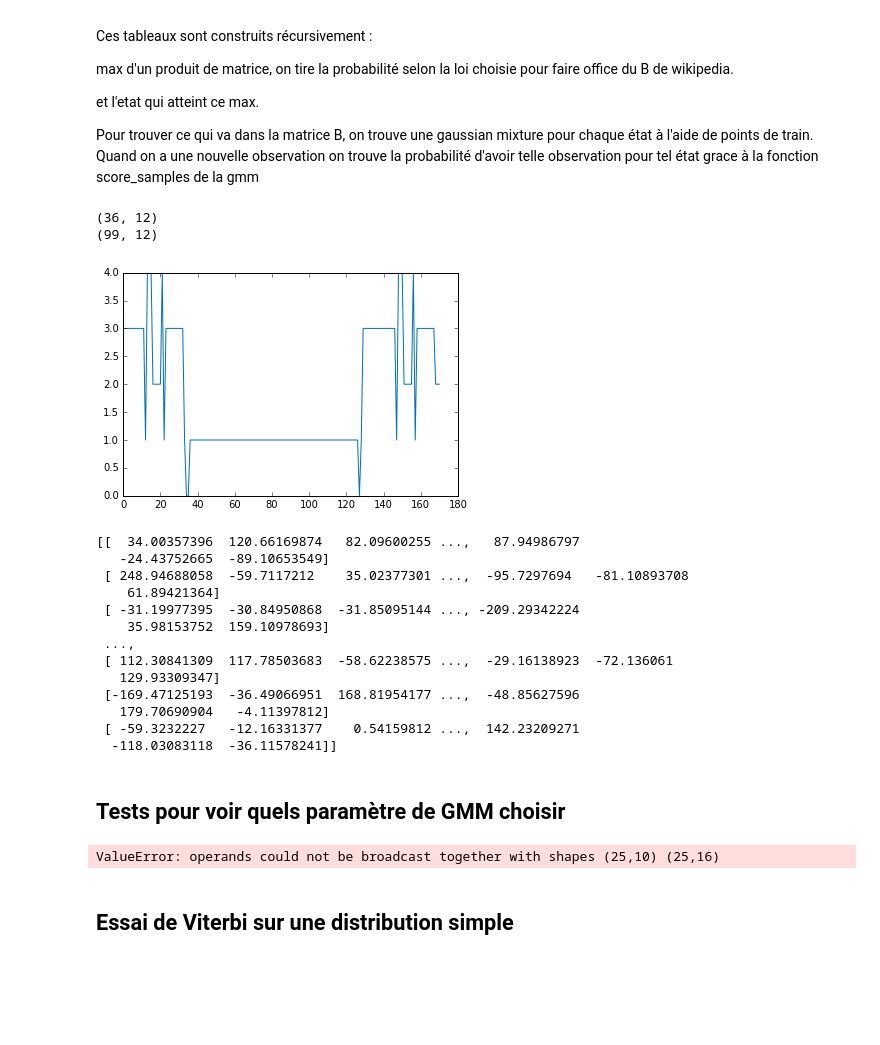
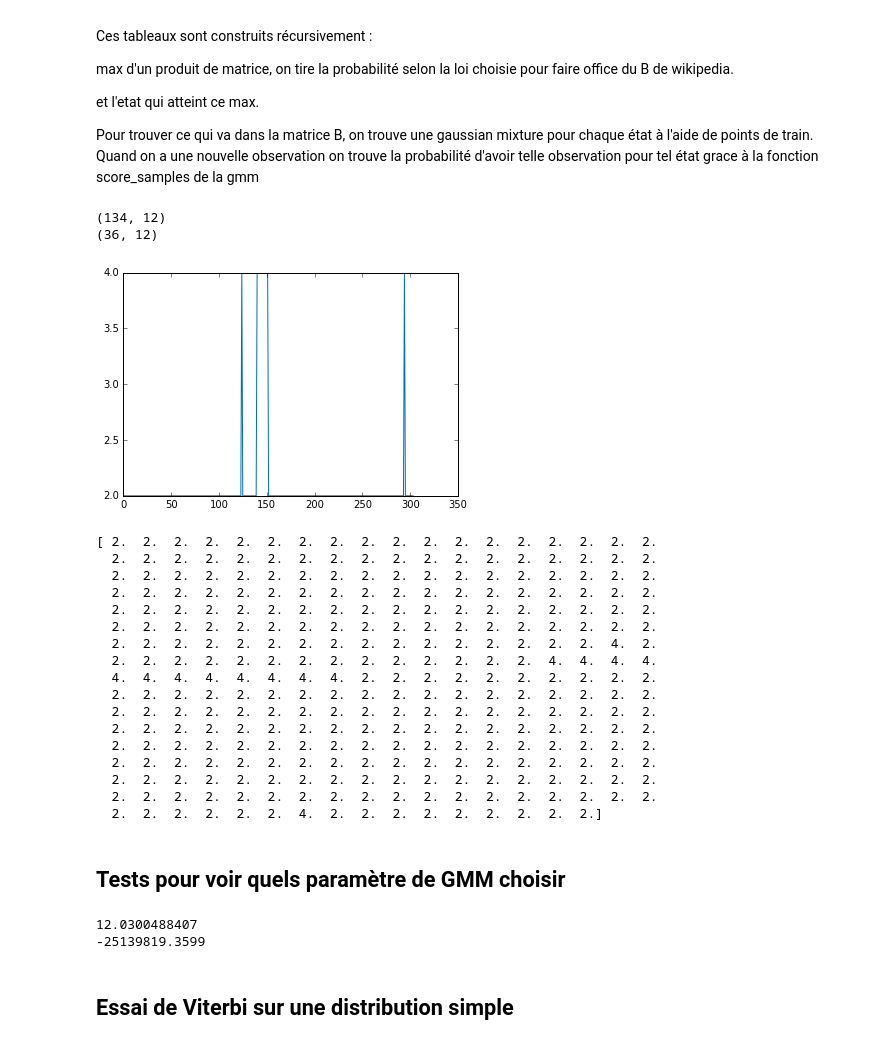
Before and after one commit to Vincent-Robert/Projet-SIGMA, a Jupyter notebook: Script court.ipynb, the cells around one changed output. Cells and saved outputs as stored; diff of their text form; code cells hidden in the pictures; blank space fills up the shorter version.

```diff
--- a/Script court.ipynb
+++ b/Script court.ipynb
@@ -113,7 +113,8 @@ def create_train(train_name, window_length, recouvrement, n, liste_labels, liste
         #test_features[6].append(np.sqrt(np.mean(np.square(liste_windows[k][0, :]))))
         #test_features[7].append(np.sqrt(np.mean(np.square(liste_windows[k][1, :]))))
         train_features[4].append(np.sum((liste_windows[k][0, :-1] * liste_windows[k][0, 1:]) < 0))
-        train_features[5].append(np.sum((liste_windows[k][1, :-1] * liste_windows[k][1, 1:]) < 0))
+        centered1 = liste_windows[k][1, :] - np.mean(liste_windows[k][1, :])
+        train_features[5].append(np.sum((centered1[:-1] * centered1[1:]) < 0))
         #test_features[10].append(np.trapz(liste_windows[k][0, :]))
         #test_features[11].append(np.trapz(liste_windows[k][1, :]))
         train_features[6].append(np.argmax(signal.periodogram(liste_windows[k][0, :])))
@@ -195,7 +196,8 @@ def create_test(test_name, window_length, recouvrement, n):
         #test_features[6].append(np.sqrt(np.mean(np.square(liste_windows[k][0, :]))))
         #test_features[7].append(np.sqrt(np.mean(np.square(liste_windows[k][1, :]))))
         test_features[4].append(np.sum((liste_windows[k][0, :-1] * liste_windows[k][0, 1:]) < 0))
-        test_features[5].append(np.sum((liste_windows[k][1, :-1] * liste_windows[k][1, 1:]) < 0))
+        centered1 = liste_windows[k][1, :] - np.mean(liste_windows[k][1, :])
+        test_features[5].append(np.sum((centered1[:-1] * centered1[1:]) < 0))
         #test_features[10].append(np.trapz(liste_windows[k][0, :]))
         #test_features[11].append(np.trapz(liste_windows[k][1, :]))
         test_features[6].append(np.argmax(signal.periodogram(liste_windows[k][0, :])))
@@ -248,7 +250,7 @@ def actually_predict(classifier1, classifier2, classifier3, test_features, pca,
 # Hyperparamètres
 window_length = 250
 recouvrement = 0.8
-n = 3
+n = 8
 train_name = 'new_tout.csv' #total1.csv
 liste_labels = [0, 0, 0, 5, 5, 5, 1, 1, 1, 3, 3, 2, 2, 2, 4, 4, 4, 3]
 #[0, 1, 2, 0, 1, 2, 0, 0, 0, 1, 1, 2, 2, 5, 5, 5, 3, 3, 4, 4]
@@ -357,10 +358,10 @@ for k in liste_states:
 K = len(liste_states)
 prior = np.ones(K)
 prior = prior/np.sum(prior) # stochastique
-test_observation1 = 'descend3.csv'
+test_observation1 = 'marche3.csv'
 features_observation1 = create_test(test_observation1, window_length, recouvrement, n)
 print(features_observation1.shape)
-test_observation2 = 'debout_test.csv'
+test_observation2 = 'descend3.csv'
 features_observation2 = create_test(test_observation2, window_length, recouvrement, n)
 print(features_observation2.shape)
 features_observation = np.concatenate((scaler.transform(features_observation1),
@@ -383,57 +384,59 @@ A = np.array([[3/6., 3/6., 0, 0, 0, 0],
              [0, 0.1, 0.7, 0.05, 0.05, 0.1],
              [0, 0.1, 0.3, 0.5, 0, 0.1],
              [0.2, 0.2, 0.3, 0, 0.3, 0.1],
              [0, 0.2, 0.5, 0.05, 0.05, 0.2]])
 
 #A = np.ones((6,6))/6.
 z = np.zeros(T)
 for i in liste_states:
     tmp = np.log(prior[i]) + max(liste_gmm[i].score_samples(features_observation[0]), -100)
     T1[i, 0] = tmp
 for i in range(1, T):
     for j in range(K):
         new_liste = [np.exp(T1[l, i - 1]) * A[l, j] for l in range(K)]
         tmp = max(liste_gmm[j].score_samples(features_observation[i]), -100) + np.log(np.max(new_liste))
         T1[j, i] = tmp
         T2[j, i] = np.argmax(new_liste)
     if np.sum(np.abs(T1[:, i])) > 200:
         T1[:, i] = T1[:, i]/2.
 z[T - 1] = np.argmax(T1[:, T - 1])
 for i in range(T - 2, -1, -1):
     z[i] = T2[int(z[i + 1]), i + 1]
 
 #for i in range(1, T):
 #    print(T1[:, i])
 
 plt.figure()
 plt.plot(z)
 plt.show()
-#print(z)
+print(z)
 # %% [output]
+(134, 12)
 (36, 12)
-(99, 12)
-[figure, old version]
+[figure, new version]
+[ 2.  2.  2.  2.  2.  2.  2.  2.  2.  2.  2.  2.  2.  2.  2.  2.  2.  2.
+  2.  2.  2.  2.  2.  2.  2.  2.  2.  2.  2.  2.  2.  2.  2.  2.  2.  2.
+  2.  2.  2.  2.  2.  2.  2.  2.  2.  2.  2.  2.  2.  2.  2.  2.  2.  2.
+  2.  2.  2.  2.  2.  2.  2.  2.  2.  2.  2.  2.  2.  2.  2.  2.  2.  2.
+  2.  2.  2.  2.  2.  2.  2.  2.  2.  2.  2.  2.  2.  2.  2.  2.  2.  2.
+  2.  2.  2.  2.  2.  2.  2.  2.  2.  2.  2.  2.  2.  2.  2.  2.  2.  2.
+  2.  2.  2.  2.  2.  2.  2.  2.  2.  2.  2.  2.  2.  2.  2.  2.  4.  2.
+  2.  2.  2.  2.  2.  2.  2.  2.  2.  2.  2.  2.  2.  2.  4.  4.  4.  4.
+  4.  4.  4.  4.  4.  4.  4.  4.  2.  2.  2.  2.  2.  2.  2.  2.  2.  2.
+  2.  2.  2.  2.  2.  2.  2.  2.  2.  2.  2.  2.  2.  2.  2.  2.  2.  2.
+  2.  2.  2.  2.  2.  2.  2.  2.  2.  2.  2.  2.  2.  2.  2.  2.  2.  2.
+  2.  2.  2.  2.  2.  2.  2.  2.  2.  2.  2.  2.  2.  2.  2.  2.  2.  2.
+  2.  2.  2.  2.  2.  2.  2.  2.  2.  2.  2.  2.  2.  2.  2.  2.  2.  2.
+  2.  2.  2.  2.  2.  2.  2.  2.  2.  2.  2.  2.  2.  2.  2.  2.  2.  2.
+  2.  2.  2.  2.  2.  2.  2.  2.  2.  2.  2.  2.  2.  2.  2.  2.  2.  2.
+  2.  2.  2.  2.  2.  2.  2.  2.  2.  2.  2.  2.  2.  2.  2.  2.  2.  2.
+  2.  2.  2.  2.  2.  2.  4.  2.  2.  2.  2.  2.  2.  2.  2.  2.]
 # %%
 ## On bruite les données pour tester la capacité de généralisation de Viterbi
 eps = 100
 N = normal(np.transpose(np.ones(lg)), eps * np.ones((lg, lg)))
 N = np.array(N)[:, :12]
 features_observation = features_observation + N
-print(features_observation)
-# %% [output]
-[[  34.00357396  120.66169874   82.09600255 ...,   87.94986797
-   -24.43752665  -89.10653549]
- [ 248.94688058  -59.7117212    35.02377301 ...,  -95.7297694   -81.10893708
-    61.89421364]
- [ -31.19977395  -30.84950868  -31.85095144 ..., -209.29342224
-    35.98153752  159.10978693]
- ...,
- [ 112.30841309  117.78503683  -58.62238575 ...,  -29.16138923  -72.136061
-   129.93309347]
- [-169.47125193  -36.49066951  168.81954177 ...,  -48.85627596
-   179.70690904   -4.11397812]
- [ -59.3232227   -12.16331377    0.54159812 ...,  142.23209271
-  -118.03083118  -36.11578241]]
 # %% [markdown]
 ## Tests pour voir quels paramètre de GMM choisir
 # %%
@@ -463,7 +466,7 @@ eps = 0
 sh = features_observation2.shape
 lg = sh[0]
 N = normal(np.transpose(np.zeros(lg)), eps * 0 * np.ones((lg, lg)))
-N = np.array(N)[:, :16]
+N = np.array(N)[:, :12]
 features_observation2 = features_observation2 + N
 
 L1 = features_observation1.shape[0]
@@ -478,7 +481,8 @@ for i in range(1, L2):
 print(np.mean(listetestsurnouvellesdata))
 print(np.mean(listetestsurtrain))
 # %% [output]
-ValueError: operands could not be broadcast together with shapes (25,10) (25,16)
+12.0300488407
+-25139819.3599
 # %% [markdown]
 ## Essai de Viterbi sur une distribution simple
 # %%
```
Also changed, not shown: parts of 3 cells of this notebook.
